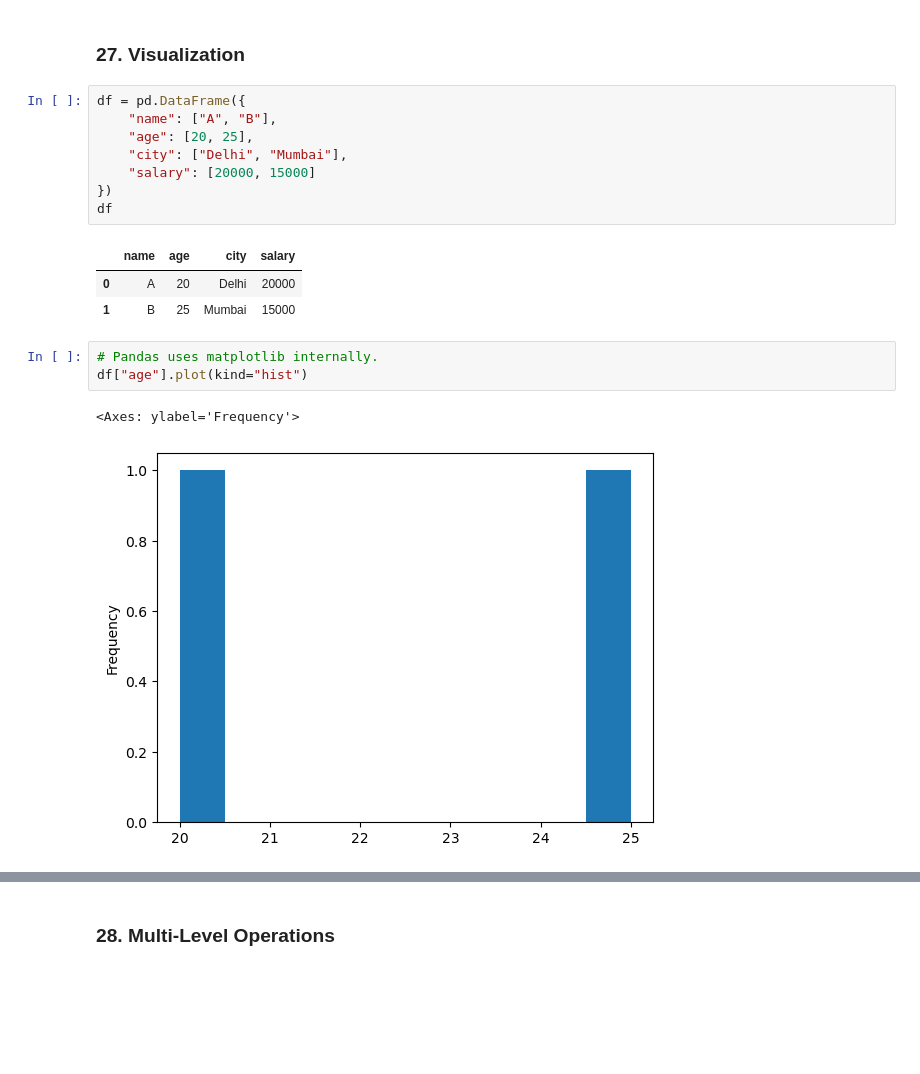
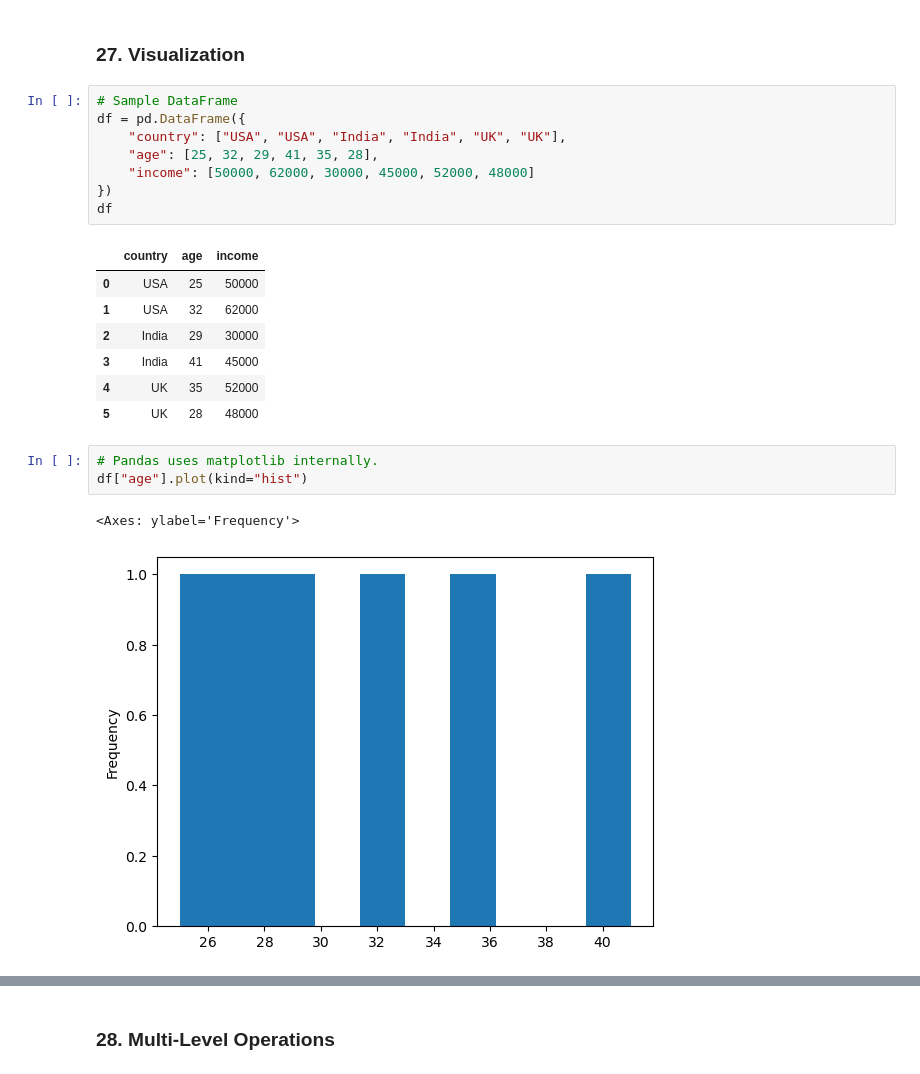
Before and after one commit to TonyStark-19/Python-coding, a Jupyter notebook: Pandas/Notes.ipynb, the cells around one changed output, grey strips where cells are left out. Drawn from its saved outputs; the diff is of its cells as text; blank space fills up the shorter version.

```diff
--- a/Pandas/Notes.ipynb
+++ b/Pandas/Notes.ipynb
@@ -715,21 +881,25 @@ df
 # %% [markdown]
 ### 27. Visualization
 # %%
+# Sample DataFrame
 df = pd.DataFrame({
-    "name": ["A", "B"],
-    "age": [20, 25],
-    "city": ["Delhi", "Mumbai"],
-    "salary": [20000, 15000]
+    "country": ["USA", "USA", "India", "India", "UK", "UK"],
+    "age": [25, 32, 29, 41, 35, 28],
+    "income": [50000, 62000, 30000, 45000, 52000, 48000]
 })
 df
 # %% [output]
-|  | name | age | city | salary |
-| 0 | A | 20 | Delhi | 20000 |
-| 1 | B | 25 | Mumbai | 15000 |
+|  | country | age | income |
+| 0 | USA | 25 | 50000 |
+| 1 | USA | 32 | 62000 |
+| 2 | India | 29 | 30000 |
+| 3 | India | 41 | 45000 |
+| 4 | UK | 35 | 52000 |
+| 5 | UK | 28 | 48000 |
 # %%
 # Pandas uses matplotlib internally.
 df["age"].plot(kind="hist")
 # %% [output]
 <Axes: ylabel='Frequency'>
-[figure, old version]
+[figure, new version]
 # %%
```
Also changed, not shown: parts of 49 cells of this notebook.
